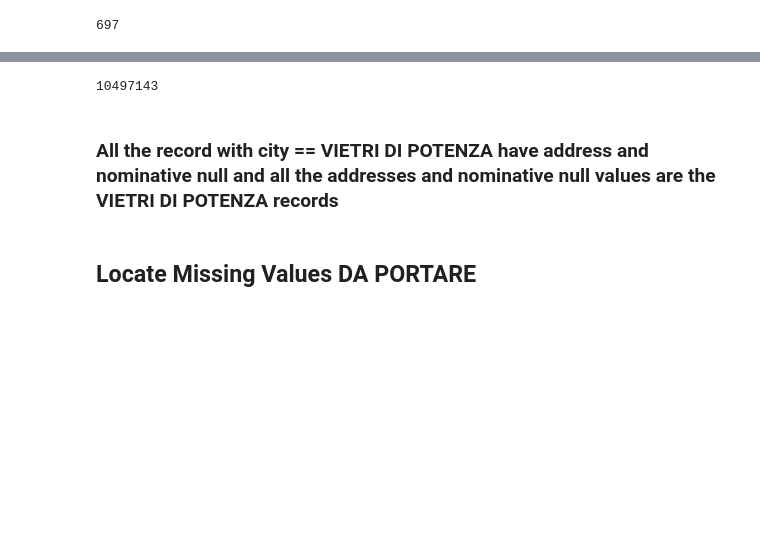
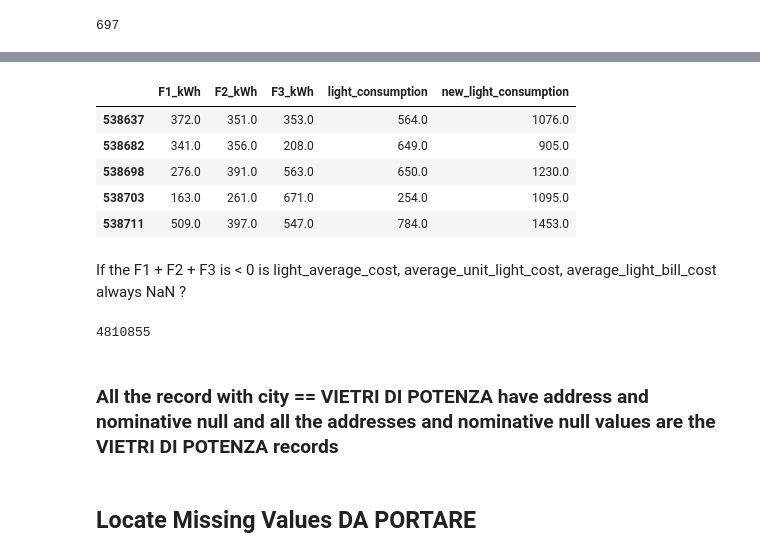
Before and after one commit to Il-Pela/BDMG-Project, a Jupyter notebook: Pelacani.ipynb, the cells around one changed output, grey strips where cells are left out. Saved outputs shown, nothing was run; the diff lists cells and outputs as text; code cells hidden in the pictures; blank space fills up the shorter version.

```diff
--- a/Pelacani.ipynb
+++ b/Pelacani.ipynb
@@ -470,4 +541,13 @@ F_kWh[F_kWh[['F1_kWh', 'F2_kWh', 'F3_kWh']].isna().all(axis=1)].compute()
 # %%
-F_kWh.shape[0].compute()
+base.df = base.df.assign(new_light_consumption = base[['F1_kWh', 'F2_kWh', 'F3_kWh']].sum(axis=1))
-# %% [output]
-10497143
+# %%
+base.df[(base['new_light_consumption'] != base['light_consumption'])].tail()[['F1_kWh', 'F2_kWh', 'F3_kWh', 'light_consumption', 'new_light_consumption']]
+# %% [output]
+|  | F1_kWh | F2_kWh | F3_kWh | light_consumption | new_light_consumption |
+| 538637 | 372.0 | 351.0 | 353.0 | 564.0 | 1076.0 |
+| 538682 | 341.0 | 356.0 | 208.0 | 649.0 | 905.0 |
+| 538698 | 276.0 | 391.0 | 563.0 | 650.0 | 1230.0 |
+| 538703 | 163.0 | 261.0 | 671.0 | 254.0 | 1095.0 |
+| 538711 | 509.0 | 397.0 | 547.0 | 784.0 | 1453.0 |
+# %% [markdown]
+If the F1 + F2 + F3 is < 0 is light_average_cost, average_unit_light_cost, average_light_bill_cost always NaN ?
@@ -474,3 +556,7 @@ F_kWh.shape[0].compute()
+# %%
+3684510+1126345
+# %% [output]
+4810855
 # %% [markdown]
 ### All the record with city == VIETRI DI POTENZA have address and nominative null and all the addresses and nominative null values are the VIETRI DI POTENZA records
 # %%
```
Also changed, not shown: parts of 54 cells of this notebook.
